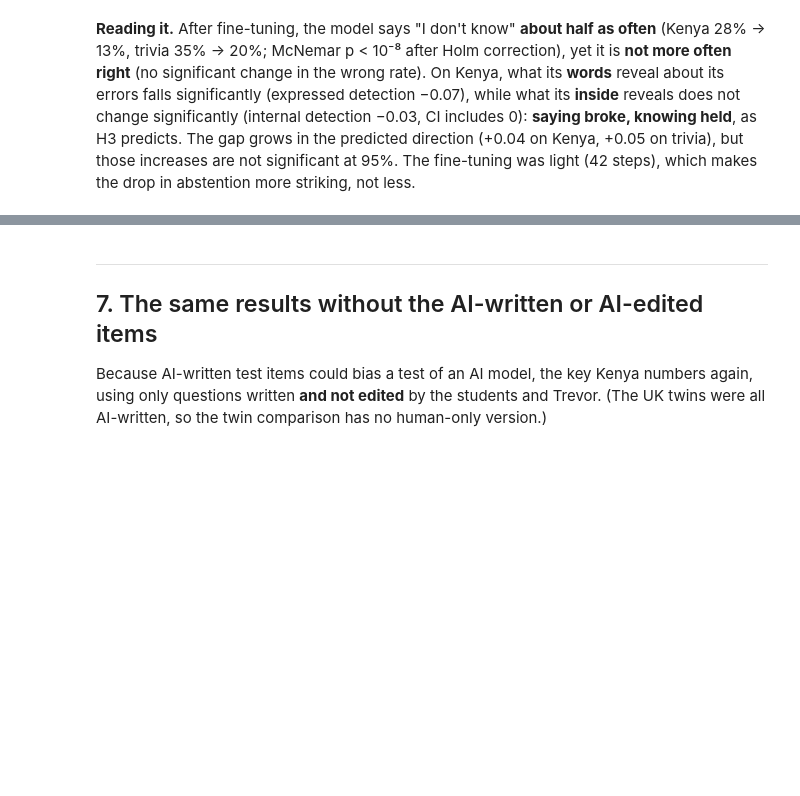
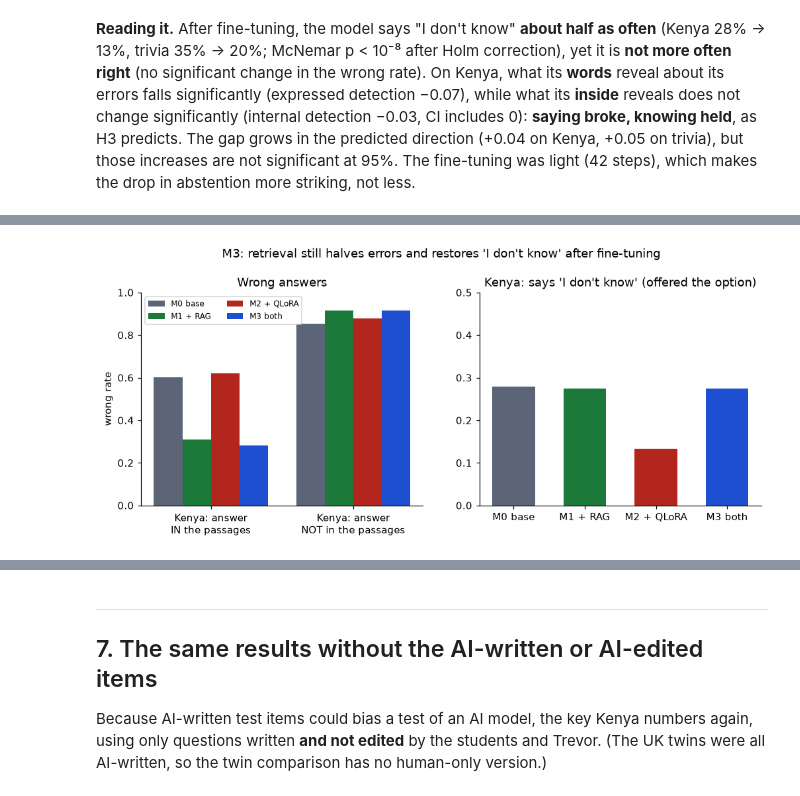
Before and after one commit to trevorblue/bluff-detector, a Jupyter notebook: notebooks/results.ipynb, the cells around one changed output, grey strips where cells are left out. Drawn from its saved outputs; the diff is of its cells as text; code cells hidden in the pictures; blank space fills up the shorter version.

```diff
--- a/notebooks/results.ipynb
+++ b/notebooks/results.ipynb
@@ -477,0 +488,91 @@ the drop in abstention more striking, not less.
+# %%
+m2, m3 = load("m2_qlora"), load("m3_rag_qlora")
+cmp_m2m3 = Path("reports/compare/m2_qlora__vs__m3_rag_qlora.json")
+cmp_m1m3 = Path("reports/compare/m1_rag__vs__m3_rag_qlora.json")
+if m3 is None or m1 is None or m2 is None or not cmp_m2m3.exists() or not cmp_m1m3.exists():
+    print("M3 results (or a comparison) not available yet.")
+else:
+    pct = lambda x: f"{100 * x:.0f}%"  # noqa: E731
+    fmt = lambda d: f"{d['point']:+.3f} [{d['lo']:+.2f}, {d['hi']:+.2f}]"  # noqa: E731
+    VERS = [("m0_base", "M0 base"), ("m1_rag", "M1 + RAG"), ("m2_qlora", "M2 + QLoRA"),
+            ("m3_rag_qlora", "M3 RAG + QLoRA")]
+    rows = []
+    for v, label in VERS:
+        mv = json.loads(Path(f"reports/{v}/metrics.json").read_text())
+        for key, name in [("kenya", "Kenya"), ("trivia_test", "Trivia")]:
+            a, dets = mv["abstention"][key], mv["detectors"]
+            rows.append({"version": label, "set": name,
+                         "wrong": pct(dets["probe_linear"]["sets"][key]["wrong_rate"]),
+                         "'I don't know'": pct(a["abstain_rate"]),
+                         "words AUROC (logreg)": round(dets["logreg"]["sets"][key]["auroc"], 3),
+                         "inside AUROC (linear probe)":
+                             round(dets["probe_linear"]["sets"][key]["auroc"], 3),
+                         "gap (H1)": round(a["verbalisation_gap"]["point"], 3)})
+    display(pd.DataFrame(rows).set_index(["set", "version"])
+            .sort_index(level=0, sort_remaining=False))
+
+    rows = []
+    for path, label in [(cmp_m2m3, "M2 -> M3 (add retrieval to the fine-tuned model)"),
+                        (cmp_m1m3, "M1 -> M3 (add fine-tuning to the retrieval model)")]:
+        cc = json.loads(path.read_text())["sets"]
+        for key, name in [("kenya", "Kenya"), ("trivia_test", "Trivia")]:
+            v = cc[key]
+            rows.append({"change": label, "set": name,
+                         "'I don't know'": f"{pct(v['abstain_rate']['a'])} -> "
+                                           f"{pct(v['abstain_rate']['b'])}",
+                         "abstain: p": float(f"{v['mcnemar_abstain']['p_value']:.2g}"),
+                         "wrong": f"{pct(v['wrong_rate']['a'])} -> {pct(v['wrong_rate']['b'])}",
+                         "change in internal (knowing)": fmt(v["delta_internal"]),
+                         "change in expressed (saying)": fmt(v["delta_expressed"]),
+                         "change in gap": fmt(v["delta_gap"])})
+    display(pd.DataFrame(rows).set_index(["change", "set"]))
+
+    # the H4 split again, now with the fine-tuned model: was the answer in the passages?
+    four = m0[["qid", "pool", "split", "y_wrong", "abstained"]]
+    for v, s in [(m1, "m1"), (m2, "m2"), (m3, "m3")]:
+        four = four.merge(v[["qid", "y_wrong", "abstained"]].rename(
+            columns={"y_wrong": f"wrong_{s}", "abstained": f"abstain_{s}"}), on="qid")
+    four = four.rename(columns={"y_wrong": "wrong_m0", "abstained": "abstain_m0"})
+    four["answer in passages"] = four.qid.map(in_passages("m3_rag_qlora"))
+    ken = four.pool == "kenya"
+    groups3 = [("Trivia (documents irrelevant)", (four.pool == "trivia") & (four.split == "test")),
+               ("Kenya, all", ken),
+               ("Kenya, answer IN the 3 passages", ken & four["answer in passages"]),
+               ("Kenya, answer NOT in the passages", ken & ~four["answer in passages"])]
+    rows = []
+    for label, mask in groups3:
+        d_ = four[mask]
+        row = {"set": label, "n": len(d_)}
+        row.update({f"wrong {s.upper()}": pct(d_[f"wrong_{s}"].mean())
+                    for s in ("m0", "m1", "m2", "m3")})
+        row["M2 -> M3 wrong: p"] = float(
+            f"{metrics.mcnemar(d_.wrong_m2.values, d_.wrong_m3.values)['p_value']:.2g}")
+        row.update({f"'I don't know' {s.upper()}": pct(d_[f"abstain_{s}"].mean())
+                    for s in ("m0", "m1", "m2", "m3")})
+        rows.append(row)
+    M3T = pd.DataFrame(rows).set_index("set")
+    display(M3T)
+
+    fig, (a1, a2) = plt.subplots(1, 2, figsize=(11, 3.8))
+    x, w = np.arange(4), 0.2
+    cols = [C["trivia"], C["kenya"], C["bad"], C["uk"]]
+    names = ["M0 base", "M1 + RAG", "M2 + QLoRA", "M3 both"]
+    pick = [groups3[2][1], groups3[3][1]]
+    for i, s in enumerate(("m0", "m1", "m2", "m3")):
+        a1.bar(np.arange(2) + (i - 1.5) * w, [four[m][f"wrong_{s}"].mean() for m in pick], w,
+               color=cols[i], label=names[i])
+        a2.bar(i, four[ken][f"abstain_{s}"].mean(), 0.6, color=cols[i])
+    a1.set_xticks(np.arange(2), ["Kenya: answer\nIN the passages",
+                              "Kenya: answer\nNOT in the passages"])
+    a1.set_ylim(0, 1)
+    a1.set_ylabel("wrong rate")
+    a1.legend(fontsize=8, ncol=2)
+    a1.set_title("Wrong answers")
+    a2.set_xticks(x, names)
+    a2.set_ylim(0, 0.5)
+    a2.set_title("Kenya: says 'I don't know' (offered the option)")
+    fig.suptitle("M3: retrieval still halves errors and restores 'I don't know' after fine-tuning",
+                 y=1.04)
+    save(fig, "m3_combined")
+    plt.show()
+# %% [output]
@@ -477,0 +601 @@ the drop in abstention more striking, not less.
+[figure, added]
```
Also changed, not shown: parts of 5 cells of this notebook, 46 other files.
